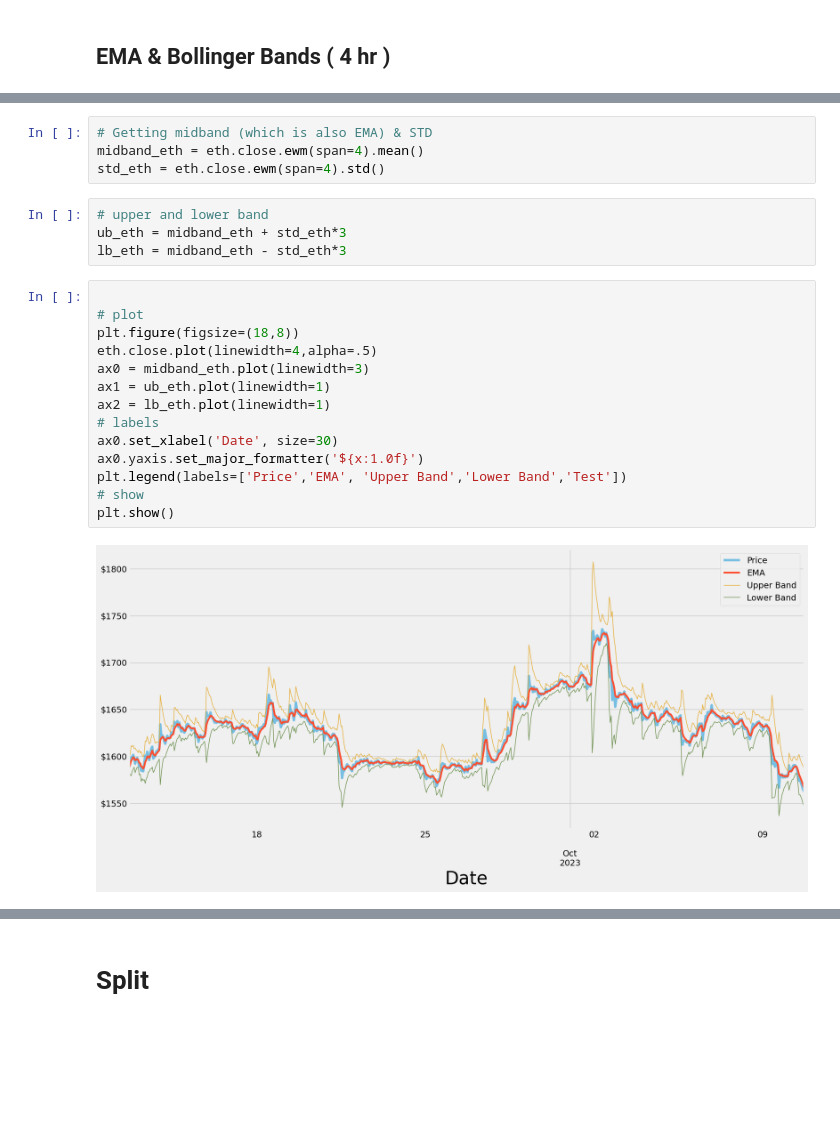
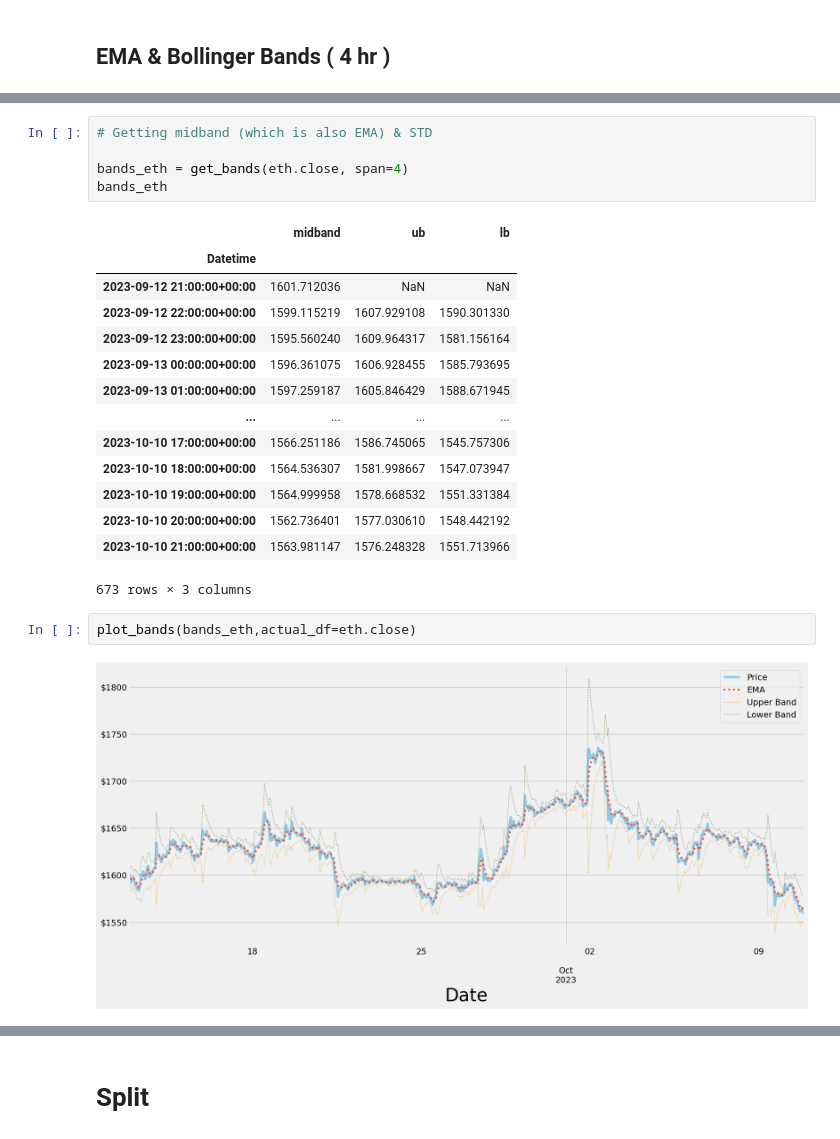
Before and after one commit to jeremiah-toribio/ethy-prophet, a Jupyter notebook: eth.ipynb, the cells around one changed output, grey strips where cells are left out. Cells and saved outputs as stored; diff of their text form; blank space fills up the shorter version.

```diff
--- a/eth.ipynb
+++ b/eth.ipynb
@@ -143,27 +219,27 @@ eth.groupby([eth.index.day,eth.index.month])['close'].mean().unstack().plot()
 # %%
 # Getting midband (which is also EMA) & STD
-midband_eth = eth.close.ewm(span=4).mean()
-std_eth = eth.close.ewm(span=4).std()
+
+bands_eth = get_bands(eth.close, span=4)
+bands_eth
+# %% [output]
+|  | midband | ub | lb |
+| Datetime |  |  |  |
+| 2023-09-12 21:00:00+00:00 | 1601.712036 | NaN | NaN |
+| 2023-09-12 22:00:00+00:00 | 1599.115219 | 1607.929108 | 1590.301330 |
+| 2023-09-12 23:00:00+00:00 | 1595.560240 | 1609.964317 | 1581.156164 |
+| 2023-09-13 00:00:00+00:00 | 1596.361075 | 1606.928455 | 1585.793695 |
+| 2023-09-13 01:00:00+00:00 | 1597.259187 | 1605.846429 | 1588.671945 |
+| ... | ... | ... | ... |
+| 2023-10-10 17:00:00+00:00 | 1566.251186 | 1586.745065 | 1545.757306 |
+| 2023-10-10 18:00:00+00:00 | 1564.536307 | 1581.998667 | 1547.073947 |
+| 2023-10-10 19:00:00+00:00 | 1564.999958 | 1578.668532 | 1551.331384 |
+| 2023-10-10 20:00:00+00:00 | 1562.736401 | 1577.030610 | 1548.442192 |
+| 2023-10-10 21:00:00+00:00 | 1563.981147 | 1576.248328 | 1551.713966 |
+673 rows × 3 columns
-# %%
-# upper and lower band
-ub_eth = midband_eth + std_eth*3
-lb_eth = midband_eth - std_eth*3
-# %%
-
-# plot
-plt.figure(figsize=(18,8))
-eth.close.plot(linewidth=4,alpha=.5)
-ax0 = midband_eth.plot(linewidth=3)
-ax1 = ub_eth.plot(linewidth=1)
-ax2 = lb_eth.plot(linewidth=1)
-# labels
-ax0.set_xlabel('Date', size=30)
-ax0.yaxis.set_major_formatter('${x:1.0f}')
-plt.legend(labels=['Price','EMA', 'Upper Band','Lower Band','Test'])
-# show
-plt.show()
-# %% [output]
-[figure, removed]
+# %%
+plot_bands(bands_eth,actual_df=eth.close)
+# %% [output]
+[figure, added]
 # %%
 # comparing average resampled data for closing price
 eth.close.resample('4h').mean().plot(alpha=.8)
```
Also changed, not shown: parts of 33 cells of this notebook.
